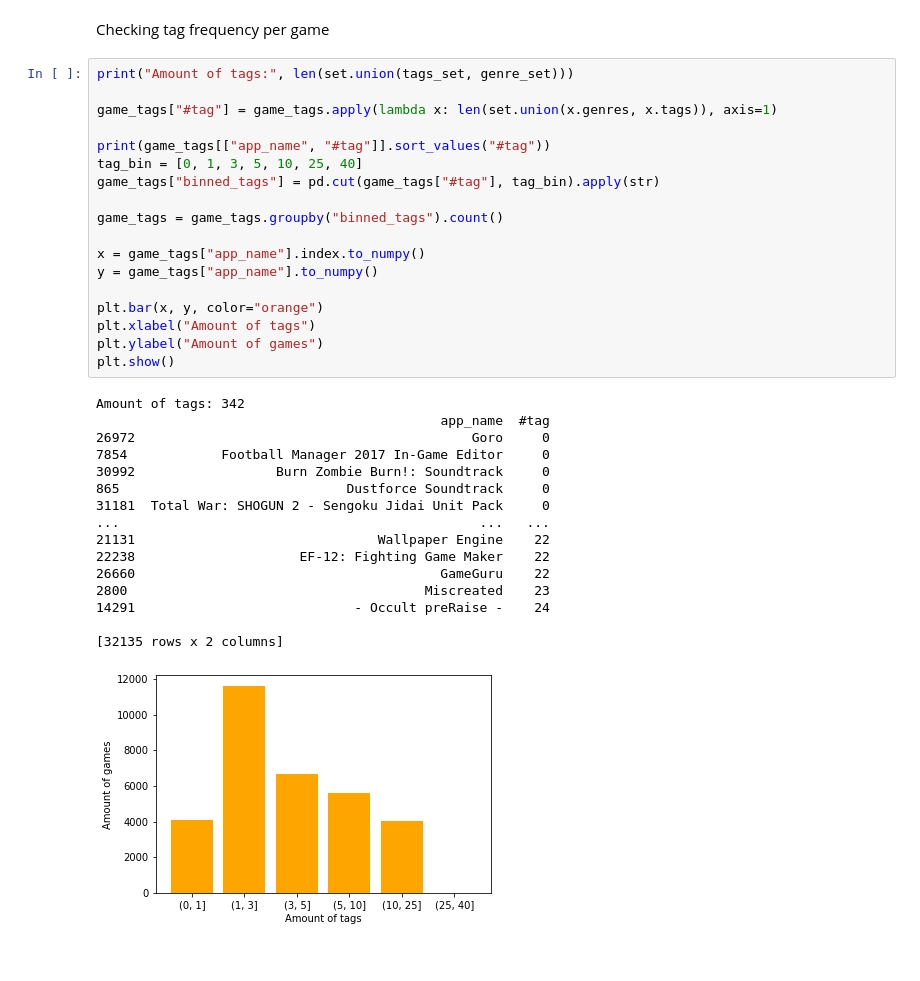
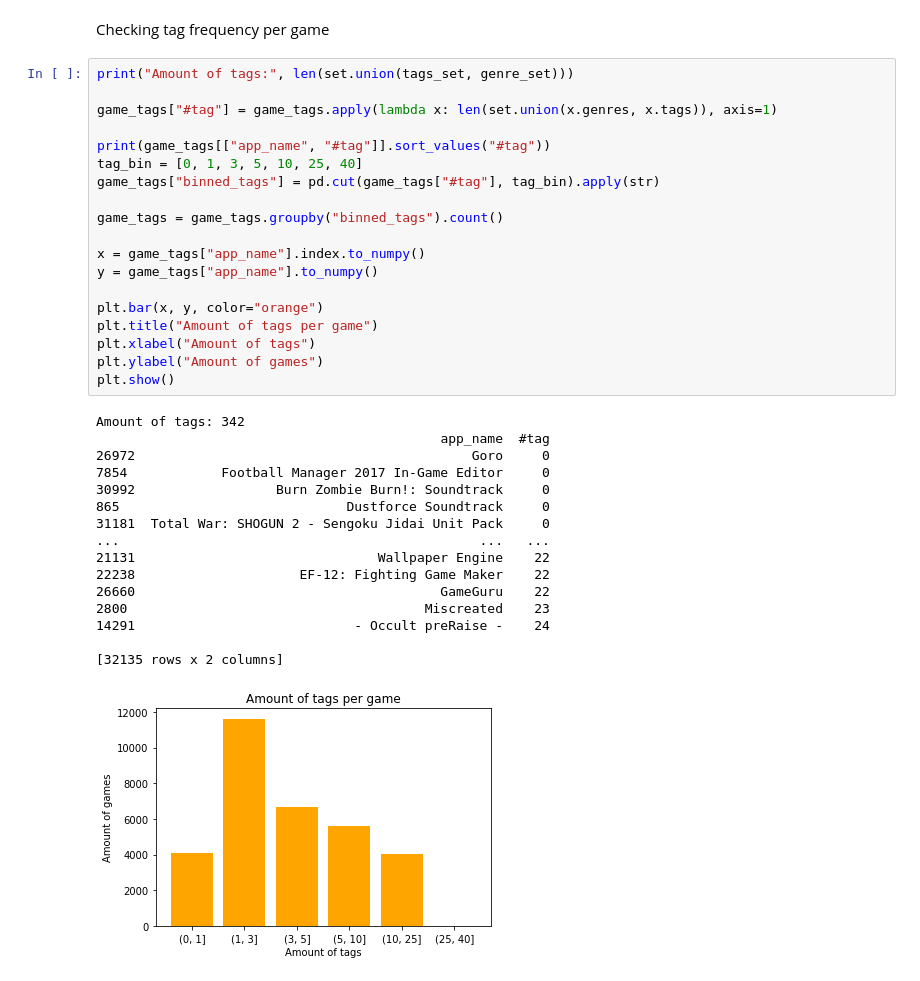
Before and after one commit to lderoeck/AI-Project, a Jupyter notebook: data_analysis.ipynb, the cells around one changed output. Drawn from its saved outputs; the diff is of its cells as text.

```diff
--- a/data_analysis.ipynb
+++ b/data_analysis.ipynb
@@ -156,31 +190,32 @@ game_tags["#tag"] = game_tags.apply(lambda x: len(set.union(x.genres, x.tags)),
 
 print(game_tags[["app_name", "#tag"]].sort_values("#tag"))
 tag_bin = [0, 1, 3, 5, 10, 25, 40]
 game_tags["binned_tags"] = pd.cut(game_tags["#tag"], tag_bin).apply(str)
 
 game_tags = game_tags.groupby("binned_tags").count()
 
 x = game_tags["app_name"].index.to_numpy()
 y = game_tags["app_name"].to_numpy()
 
 plt.bar(x, y, color="orange")
+plt.title("Amount of tags per game")
 plt.xlabel("Amount of tags")
 plt.ylabel("Amount of games")
 plt.show()
 # %% [output]
 Amount of tags: 342
                                             app_name  #tag
 26972                                           Goro     0
 7854            Football Manager 2017 In-Game Editor     0
 30992                  Burn Zombie Burn!: Soundtrack     0
 865                             Dustforce Soundtrack     0
 31181  Total War: SHOGUN 2 - Sengoku Jidai Unit Pack     0
 ...                                              ...   ...
 21131                               Wallpaper Engine    22
 22238                     EF-12: Fighting Game Maker    22
 26660                                       GameGuru    22
 2800                                      Miscreated    23
 14291                            - Occult preRaise -    24
 
 [32135 rows x 2 columns]
-[figure, old version]
+[figure, new version]
```
Also changed, not shown: parts of 7 cells of this notebook.
